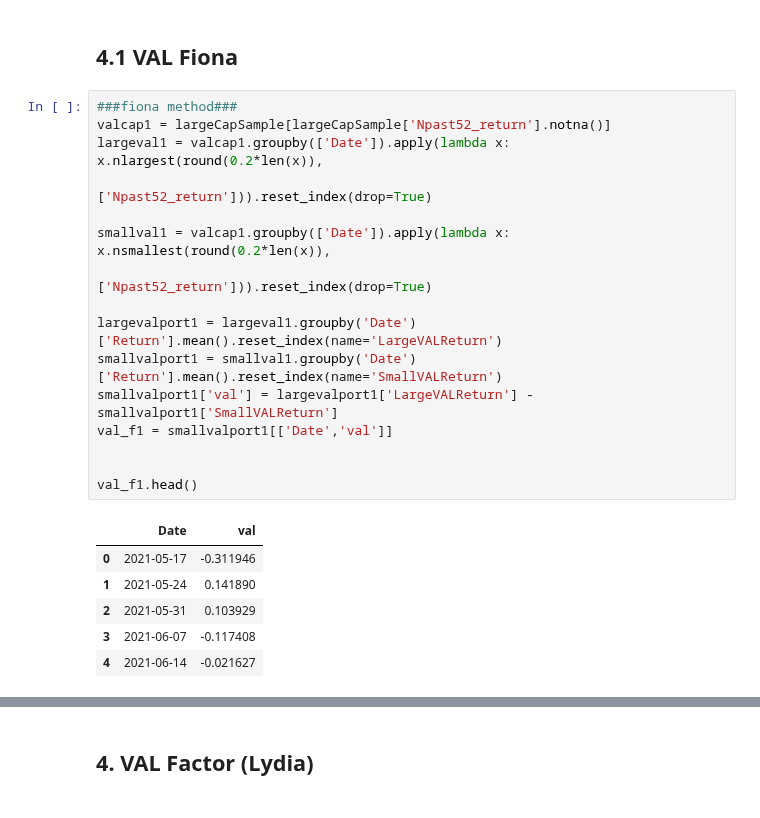
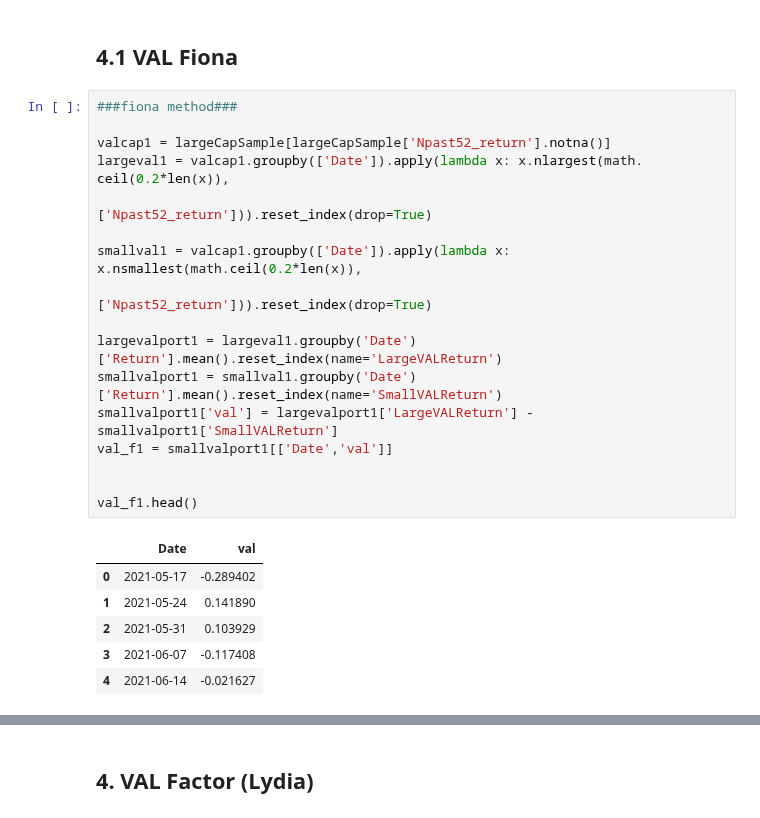
Before and after one commit to PracticumCrypto/C5-Analyzer, a Jupyter notebook: Deliver_version.ipynb, the cells around one changed output, grey strips where cells are left out. Cells and saved outputs as stored; diff of their text form.

```diff
--- a/Deliver_version.ipynb
+++ b/Deliver_version.ipynb
@@ -385,23 +398,24 @@ plt.show()
 ## 4.1 VAL Fiona
 # %%
 ###fiona method###
+
 valcap1 = largeCapSample[largeCapSample['Npast52_return'].notna()]
-largeval1 = valcap1.groupby(['Date']).apply(lambda x: x.nlargest(round(0.2*len(x)),
+largeval1 = valcap1.groupby(['Date']).apply(lambda x: x.nlargest(math. ceil(0.2*len(x)),
                                                                ['Npast52_return'])).reset_index(drop=True)
 
-smallval1 = valcap1.groupby(['Date']).apply(lambda x: x.nsmallest(round(0.2*len(x)),
+smallval1 = valcap1.groupby(['Date']).apply(lambda x: x.nsmallest(math.ceil(0.2*len(x)),
                                                               ['Npast52_return'])).reset_index(drop=True)
 
 largevalport1 = largeval1.groupby('Date')['Return'].mean().reset_index(name='LargeVALReturn')
 smallvalport1 = smallval1.groupby('Date')['Return'].mean().reset_index(name='SmallVALReturn')
 smallvalport1['val'] = largevalport1['LargeVALReturn'] - smallvalport1['SmallVALReturn']
 val_f1 = smallvalport1[['Date','val']]
 
 
 val_f1.head()
 # %% [output]
 |  | Date | val |
-| 0 | 2021-05-17 | -0.311946 |
+| 0 | 2021-05-17 | -0.289402 |
 | 1 | 2021-05-24 | 0.141890 |
 | 2 | 2021-05-31 | 0.103929 |
 | 3 | 2021-06-07 | -0.117408 |
```
Also changed, not shown: parts of 9 cells of this notebook.
